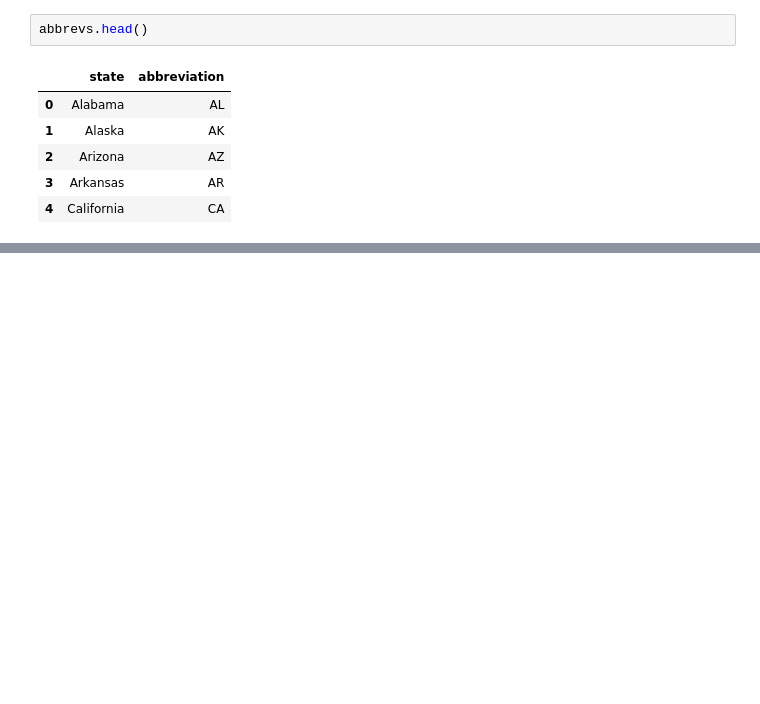
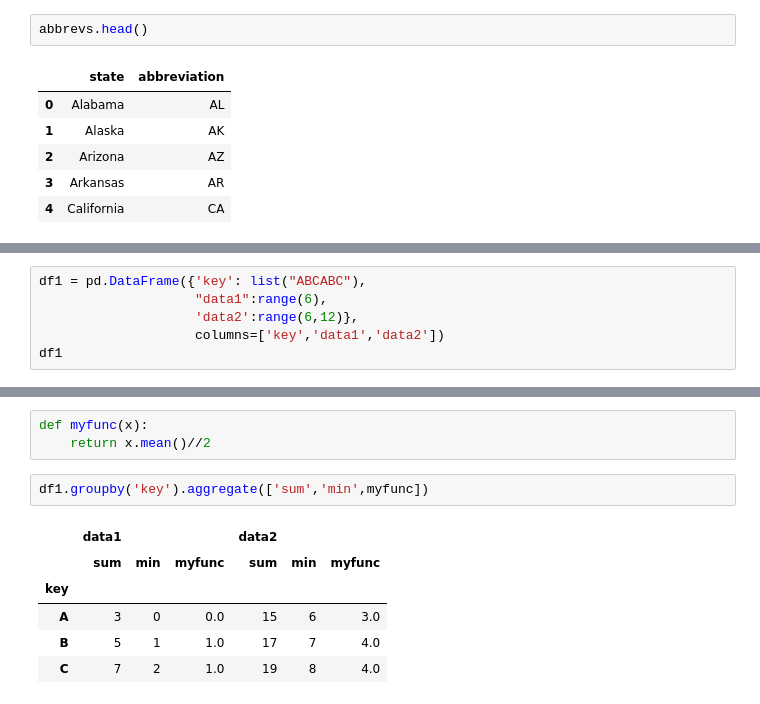
Before and after one commit to ntlong-NEU/Python4B, a Jupyter notebook: lect_07_Pandas.ipynb, the cells around one changed output, grey strips where cells are left out. Cells and saved outputs as stored; diff of their text form; blank space fills up the shorter version.

```diff
--- a/lect_07_Pandas.ipynb
+++ b/lect_07_Pandas.ipynb
@@ -652,0 +748,6 @@ abbrevs.head()
+# %%
+df1 = pd.DataFrame({'key': list("ABCABC"),
+                    "data1":range(6),
+                    'data2':range(6,12)},
+                    columns=['key','data1','data2'])
+df1
@@ -652,0 +779,12 @@ abbrevs.head()
+# %%
+def myfunc(x):
+    return x.mean()//2
+# %%
+df1.groupby('key').aggregate(['sum','min',myfunc])
+# %% [output]
+|  | data1 |  |  | data2 |  |  |
+|  | sum | min | myfunc | sum | min | myfunc |
+| key |  |  |  |  |  |  |
+| A | 3 | 0 | 0.0 | 15 | 6 | 3.0 |
+| B | 5 | 1 | 1.0 | 17 | 7 | 4.0 |
+| C | 7 | 2 | 1.0 | 19 | 8 | 4.0 |
```
Also changed, not shown: parts of 19 cells of this notebook.
